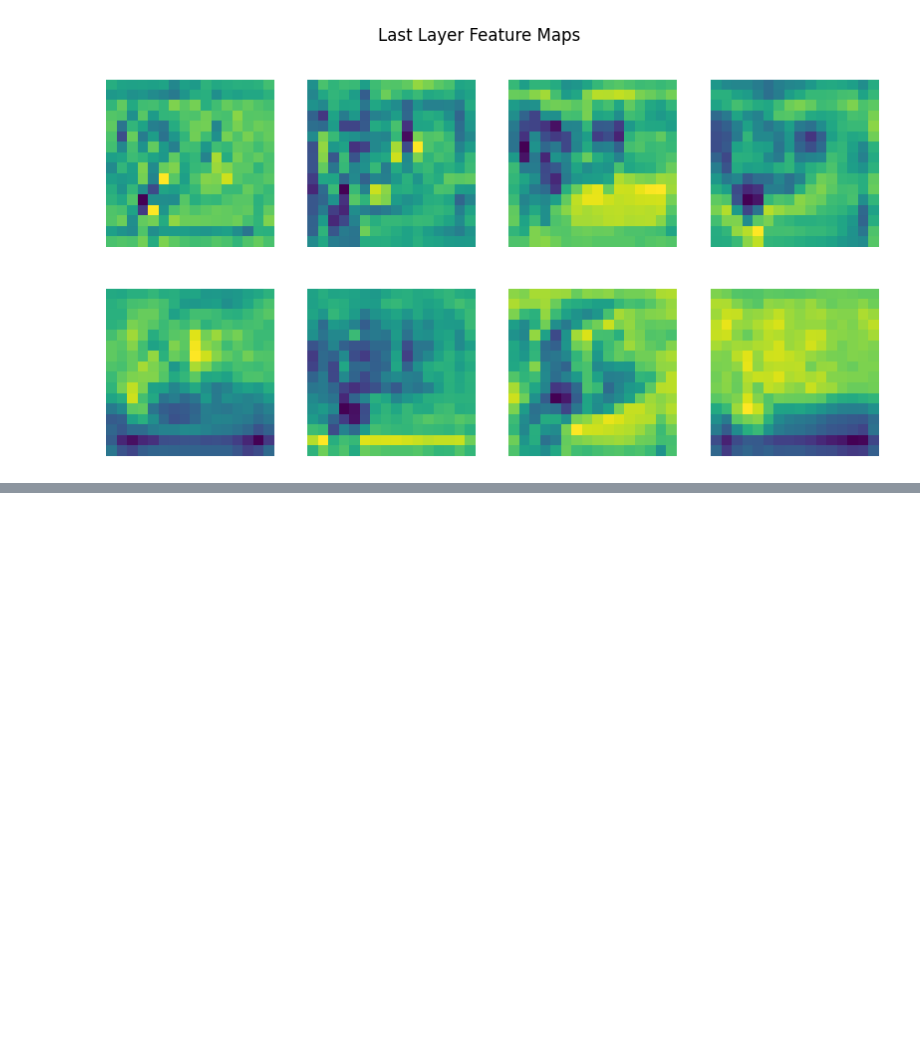
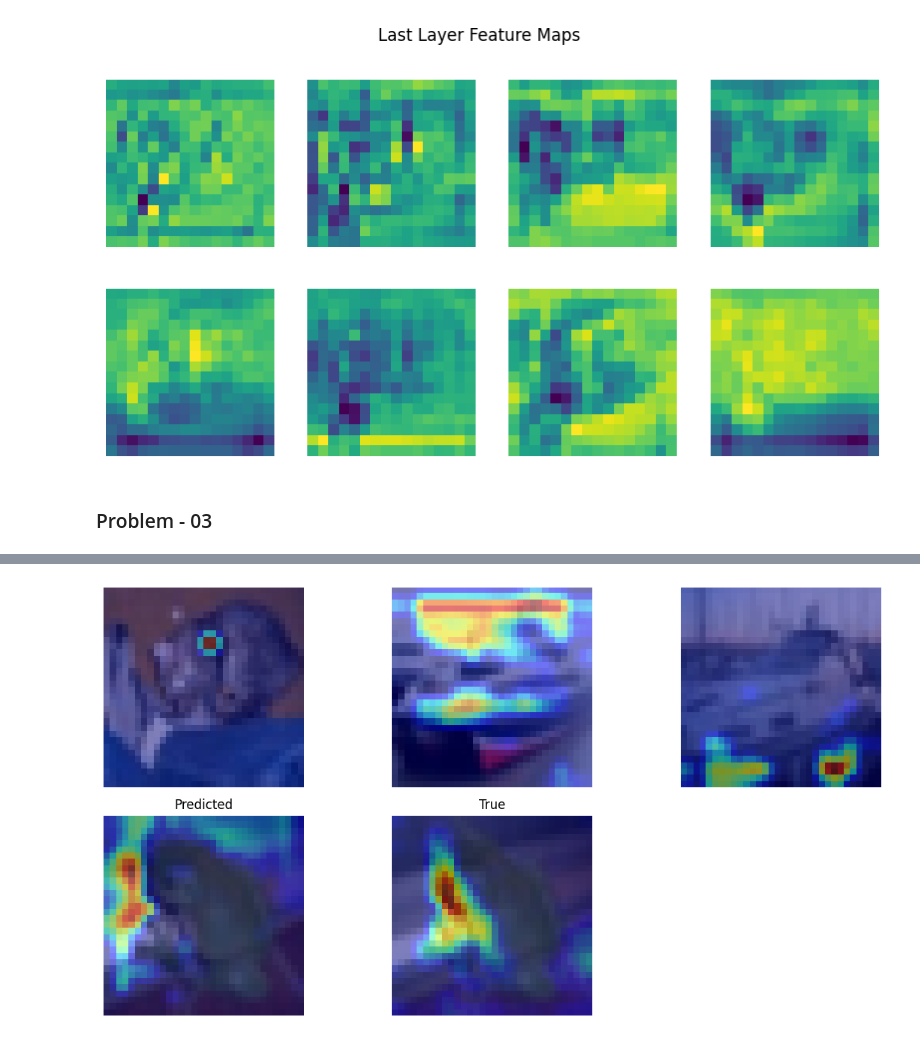
Before and after one commit to ratnesh44/cnn, a Jupyter notebook: Untitled0.ipynb, the cells around one changed output, grey strips where cells are left out. Saved outputs shown, nothing was run; the diff lists cells and outputs as text; code cells hidden in the pictures; blank space fills up the shorter version.

```diff
--- a/Untitled0.ipynb
+++ b/Untitled0.ipynb
@@ -1271,3 +1271,78 @@ Predicted: 3
 [figure]
 # %%
 # (C)As depth increases, spatial resolution decreases, the number of channels increases, and feature maps become more abstract and less interpretable.
+# %% [markdown]
+### Problem - 03
+# %%
+import tensorflow as tf
+import numpy as np
+import matplotlib.pyplot as plt
+import cv2
+
+def get_last_conv_layer(model):
+    for layer in reversed(model.layers):
+        if isinstance(layer, tf.keras.layers.Conv2D):
+            return layer.name
+
+def grad_cam(model, image, class_idx, last_conv_layer_name):
+    grad_model = tf.keras.models.Model(
+        inputs=model.inputs,
+        outputs=[model.get_layer(last_conv_layer_name).output, model.outputs[0]]
+    )
+    with tf.GradientTape() as tape:
+        conv_outputs, predictions = grad_model([image])
+        loss = predictions[:, class_idx]
+    grads = tape.gradient(loss, conv_outputs)
+    weights = tf.reduce_mean(grads, axis=(1, 2))
+    cam = tf.reduce_sum(weights[:, None, None, :] * conv_outputs, axis=-1)
+    cam = tf.nn.relu(cam)
+    cam = cam[0].numpy()
+    cam = (cam - cam.min()) / (cam.max() + 1e-8)
+    cam = cv2.resize(cam, (32, 32))
+    return cam
+
+model.predict(x_test_cifar_p[:1])
+
+last_conv_layer = get_last_conv_layer(model)
+
+preds = model.predict(x_test_cifar_p)
+pred_classes = np.argmax(preds, axis=1)
+true_classes = np.argmax(y_test_cifar_p, axis=1)
+
+correct_idxs = np.where(pred_classes == true_classes)[0][:3]
+wrong_idx = np.where(pred_classes != true_classes)[0][0]
+
+plt.figure(figsize=(12,6))
+
+for i, idx in enumerate(correct_idxs):
+    img = x_test_cifar_p[idx:idx+1]
+    heatmap = grad_cam(model, img, pred_classes[idx], last_conv_layer)
+    plt.subplot(2,3,i+1)
+    plt.imshow(img[0])
+    plt.imshow(heatmap, cmap='jet', alpha=0.5)
+    plt.axis('off')
+
+img = x_test_cifar_p[wrong_idx:wrong_idx+1]
+pred_class = pred_classes[wrong_idx]
+true_class = true_classes[wrong_idx]
+
+heatmap_pred = grad_cam(model, img, pred_class, last_conv_layer)
+heatmap_true = grad_cam(model, img, true_class, last_conv_layer)
+
+plt.subplot(2,3,4)
+plt.imshow(img[0])
+plt.imshow(heatmap_pred, cmap='jet', alpha=0.5)
+plt.title("Predicted")
+plt.axis('off')
+
+plt.subplot(2,3,5)
+plt.imshow(img[0])
+plt.imshow(heatmap_true, cmap='jet', alpha=0.5)
+plt.title("True")
+plt.axis('off')
+
+plt.tight_layout()
+plt.savefig("gradcam_results.png")
+plt.show()
+plt.show()
+# %% [output]
@@ -1273,0 +1351 @@ Predicted: 3
+[figure, added]
```
Also changed, not shown: parts of 2 cells of this notebook.
